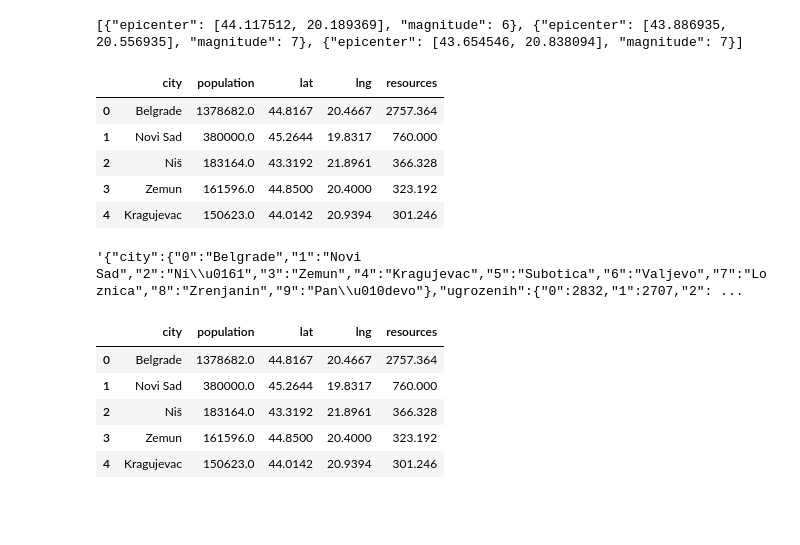
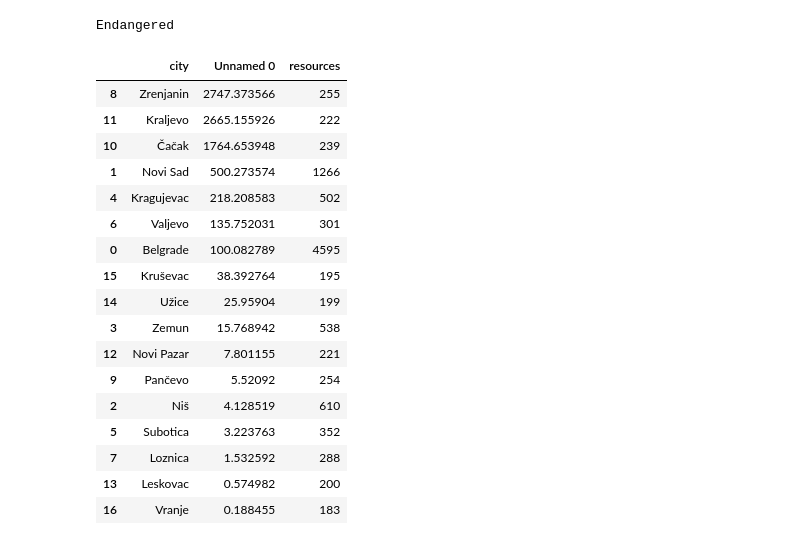
Before and after one commit to Numulix/FONHakaton-2021, a Jupyter notebook: DataCollection/advanced_optimization.ipynb, the cells around one changed output. Saved outputs shown, nothing was run; the diff lists cells and outputs as text; code cells hidden in the pictures; blank space fills up the shorter version.

```diff
--- a/DataCollection/advanced_optimization.ipynb
+++ b/DataCollection/advanced_optimization.ipynb
@@ -21,52 +42,63 @@ def preprocess_distances(cities, available_res, path='distances.pkl'):
 def load_distances(path='distances.pkl'):
     with open('distances.pkl', 'rb') as inp:
         return pickle.load(inp)
+
+def estimate_endangered(cities, earthquakes):
+    endangered = []
+    for i in range(len(cities)):
+        curr = 0
+        for eq in earthquakes:
+            dist = geopy.distance.distance(cities.iloc[i][['lat','lng']].values,
+                                                eq['epicenter']).km
+            m = eq['magnitude']
+            base = 60000*np.exp((m/5)-1)/(np.exp(2)-1)/(1+(dist**4))
+            curr = max(curr, base * cities.iloc[i]['population'])
+        endangered.append(curr)
+    return np.array(endangered)
-# %%
-earthquakes = [
-    {'epicenter':(44.117512, 20.189369), 'magnitude': 6},
-    {'epicenter':(43.886935, 20.556935), 'magnitude': 7},
-    {'epicenter':(43.654546, 20.838094), 'magnitude': 7}
-]
-
-print(json.dumps(earthquakes))
-# %% [output]
-[{"epicenter": [44.117512, 20.189369], "magnitude": 6}, {"epicenter": [43.886935, 20.556935], "magnitude": 7}, {"epicenter": [43.654546, 20.838094], "magnitude": 7}]
-# %%
-cities_df.head(5)
-# %% [output]
-|  | city | population | lat | lng | resources |
-| 0 | Belgrade | 1378682.0 | 44.8167 | 20.4667 | 2757.364 |
-| 1 | Novi Sad | 380000.0 | 45.2644 | 19.8317 | 760.000 |
-| 2 | Niš | 183164.0 | 43.3192 | 21.8961 | 366.328 |
-| 3 | Zemun | 161596.0 | 44.8500 | 20.4000 | 323.192 |
-| 4 | Kragujevac | 150623.0 | 44.0142 | 20.9394 | 301.246 |
-# %%
-ugrozeni = pd.DataFrame(np.array([cities_df.city, goal]).T)
-ugrozeni.columns = ['city', 'ugrozenih']
-ugrozeni.to_json()
-# %% [output]
-'{"city":{"0":"Belgrade","1":"Novi Sad","2":"Ni\\u0161","3":"Zemun","4":"Kragujevac","5":"Subotica","6":"Valjevo","7":"Loznica","8":"Zrenjanin","9":"Pan\\u010devo"},"ugrozenih":{"0":2832,"1":2707,"2": ...
 # %%
 # Prepare data
+earthquakes = [
+    {'epicenter':(44.117512, 20.189369), 'magnitude': 6},
+    {'epicenter':(43.886935, 20.556935), 'magnitude': 8.5},
+    {'epicenter':(43.654546, 20.838094), 'magnitude': 8},
+    {'epicenter':(45.415727, 20.205249), 'magnitude': 8}
+]
+
 cities_df = pd.read_csv('serbia_cities.csv')[['city', 'population', 'lat', 'lng']].iloc[0:17]
 n = len(cities_df)
 np.random.seed(0)
-goal = np.random.randint(100, 5000, size=n)
+endangered = estimate_endangered(cities_df, earthquakes)
+print("Endangered")
+
+goal = endangered / 10
 
 available_res = pd.DataFrame(cities_df)#.iloc[0:10]
 k = len(available_res)
-available_res['resources'] = available_res['population'] / 500
+available_res['resources'] = available_res['population'] / 300
 available_res_df = available_res.drop(['population'], axis=1)
 resources = available_res_df['resources'].astype(np.int64)
 
 preprocess_distances(cities_df, available_res)
 dist = load_distances()
 
-cities_df.head()
+pd.DataFrame([cities_df.city, goal, resources]).T.sort_values(by='Unnamed 0', ascending=False)
 # %% [output]
+Endangered
-|  | city | population | lat | lng | resources |
-| 0 | Belgrade | 1378682.0 | 44.8167 | 20.4667 | 2757.364 |
-| 1 | Novi Sad | 380000.0 | 45.2644 | 19.8317 | 760.000 |
-| 2 | Niš | 183164.0 | 43.3192 | 21.8961 | 366.328 |
-| 3 | Zemun | 161596.0 | 44.8500 | 20.4000 | 323.192 |
-| 4 | Kragujevac | 150623.0 | 44.0142 | 20.9394 | 301.246 |
+|  | city | Unnamed 0 | resources |
+| 8 | Zrenjanin | 2747.373566 | 255 |
+| 11 | Kraljevo | 2665.155926 | 222 |
+| 10 | Čačak | 1764.653948 | 239 |
+| 1 | Novi Sad | 500.273574 | 1266 |
+| 4 | Kragujevac | 218.208583 | 502 |
+| 6 | Valjevo | 135.752031 | 301 |
+| 0 | Belgrade | 100.082789 | 4595 |
+| 15 | Kruševac | 38.392764 | 195 |
+| 14 | Užice | 25.95904 | 199 |
+| 3 | Zemun | 15.768942 | 538 |
+| 12 | Novi Pazar | 7.801155 | 221 |
+| 9 | Pančevo | 5.52092 | 254 |
+| 2 | Niš | 4.128519 | 610 |
+| 5 | Subotica | 3.223763 | 352 |
+| 7 | Loznica | 1.532592 | 288 |
+| 13 | Leskovac | 0.574982 | 200 |
+| 16 | Vranje | 0.188455 | 183 |
```
Also changed, not shown: parts of 18 cells of this notebook, 3 other files.
